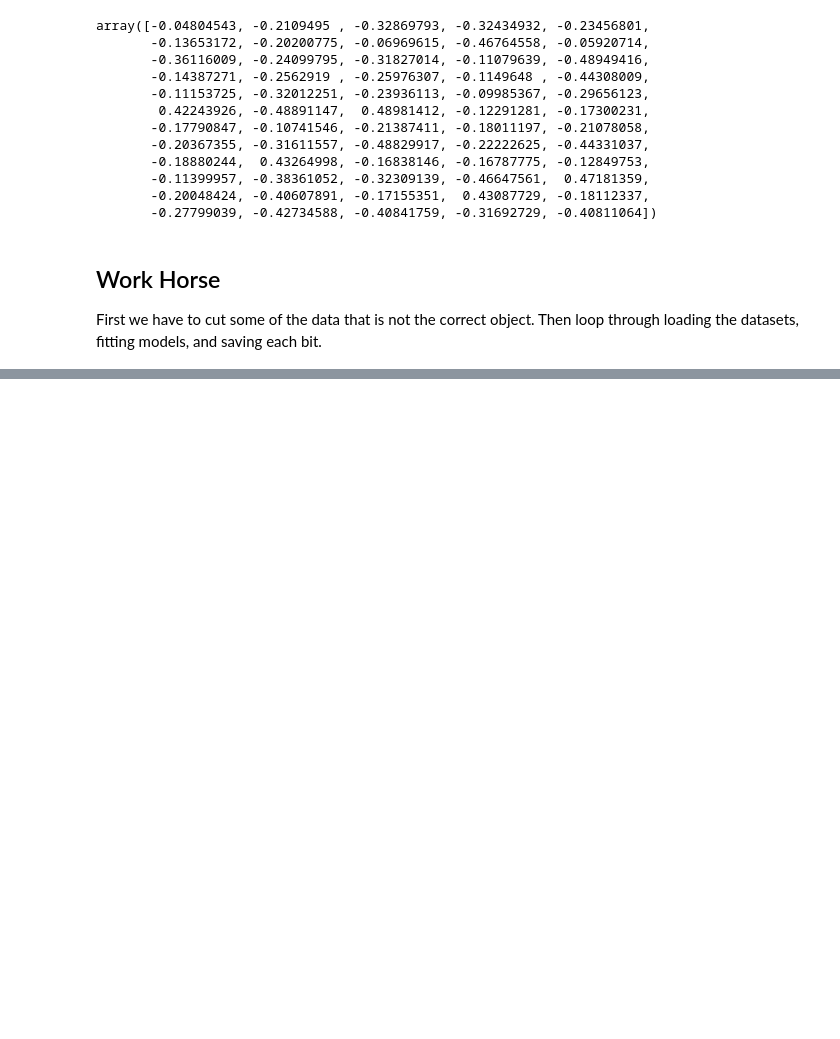
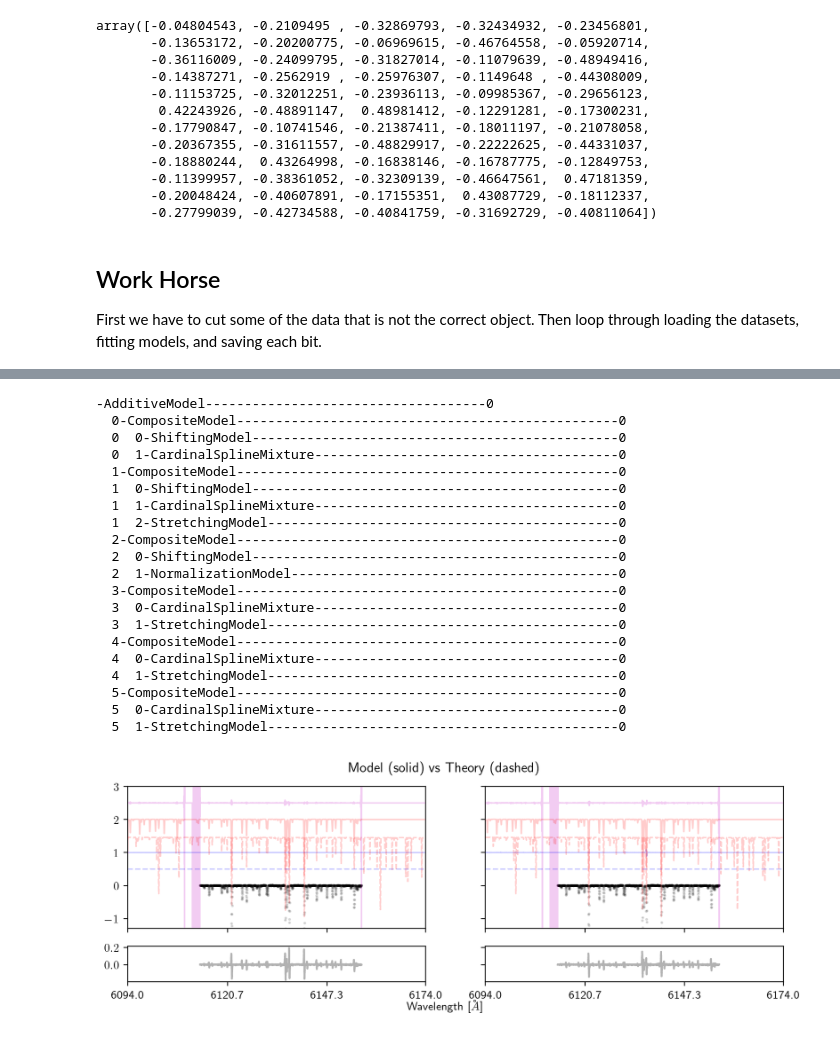
Before and after one commit to mdd423/wobble_jax, a Jupyter notebook: notebooks/05-simulateddata.ipynb, the cells around one changed output, grey strips where cells are left out. Saved outputs shown, nothing was run; the diff lists cells and outputs as text; code cells hidden in the pictures; blank space fills up the shorter version.

```diff
--- a/notebooks/05-simulateddata.ipynb
+++ b/notebooks/05-simulateddata.ipynb
@@ -245,3 +484,59 @@ def initialize_stellar_template(dataset,model,shifts):
+# %%
+model.display()
+plt_epoches = [0,20]
+fig, axes = plt.subplots(2,len(plt_epoches),figsize=(10,3),sharex='col',sharey='row',\
+                             facecolor=(1, 1, 1),height_ratios=[4,1],dpi=200)
+plt_width = np.linspace(-40,40,4)
+shift = [0,0]
+
+for ii,plt_epoch in enumerate(plt_epoches):
+    # lrange = int(np.mean(np.exp(dataset[plt_epoch].xs)) + plt_width[:,None])
+    lrange = int(np.mean(np.exp(dataset[plt_epoch].xs))) + plt_width + shift[ii]
+
+    axes[0,ii] = make_vary_telluricsplot(axes[0,ii],model,dataset,plt_epoch,cpus[0],lrange)
+
+    axes[:2,ii] = make_subplot(axes[:2,ii],model,dataset,plt_epoch,cpus[0],\
+                                   lrange)
+
+    axes[0,ii] = compare_theory_model(axes[0,ii],model,dataset,hf,plt_epoch,cpus[0],lrange)
+    # the_flux = np.array(hf['theory']['star']['flux'][plt_epoch,:])
+    # the_flux -= the_flux.min()
+    # the_flux /= the_flux.max()
+    # the_flux = np.log(the_flux)
+    # axes[1:,ii] = make_subplot(axes[1:,ii],model,dataset,plt_epoch,cpus[0],lrange)
+plt.suptitle('Model (solid) vs Theory (dashed)')
+fig.text(0.5, 0.00, 'Wavelength [$\\AA$]', ha='center')
+plt.show()
+
+# plt_epochs = [0,10]
+# fig,axes = plt.subplots(2,len(plt_epochs),height_ratios=[4,1])
+# for ii,plt_epoch in enumerate(plt_epochs):
+#     lrange = np.linspace(np.exp(model[0][1].xs.min()),np.exp(model[0][1].xs.max()),4)
+#     axes[:,ii] = make_subplot(axes[:,ii],model,dataset,plt_epoch,cpus[0],lrange,the_flux=None,the_wave=None)
+#     axes[0,ii].set_ylim(-2,3)
+# plt.show()
+# %% [output]
+-AdditiveModel------------------------------------0
+  0-CompositeModel-------------------------------------------------0
+  0  0-ShiftingModel-----------------------------------------------0
+  0  1-CardinalSplineMixture---------------------------------------0
+  1-CompositeModel-------------------------------------------------0
+  1  0-ShiftingModel-----------------------------------------------0
+  1  1-CardinalSplineMixture---------------------------------------0
+  1  2-StretchingModel---------------------------------------------0
+  2-CompositeModel-------------------------------------------------0
+  2  0-ShiftingModel-----------------------------------------------0
+  2  1-NormalizationModel------------------------------------------0
+  3-CompositeModel-------------------------------------------------0
+  3  0-CardinalSplineMixture---------------------------------------0
+  3  1-StretchingModel---------------------------------------------0
+  4-CompositeModel-------------------------------------------------0
+  4  0-CardinalSplineMixture---------------------------------------0
+  4  1-StretchingModel---------------------------------------------0
+  5-CompositeModel-------------------------------------------------0
+  5  0-CardinalSplineMixture---------------------------------------0
+  5  1-StretchingModel---------------------------------------------0
+[figure, added]
 # %%
 # dataset = jabble.model.load('../out/25-06-23/HD4307/HD4307_data_o67-67_norm.pkl')
 # model = jabble.model.load('../out/25-06-23/HD4307/HD4307_model_o67-67_norm.pkl')
```
Also changed, not shown: parts of 16 cells of this notebook.
